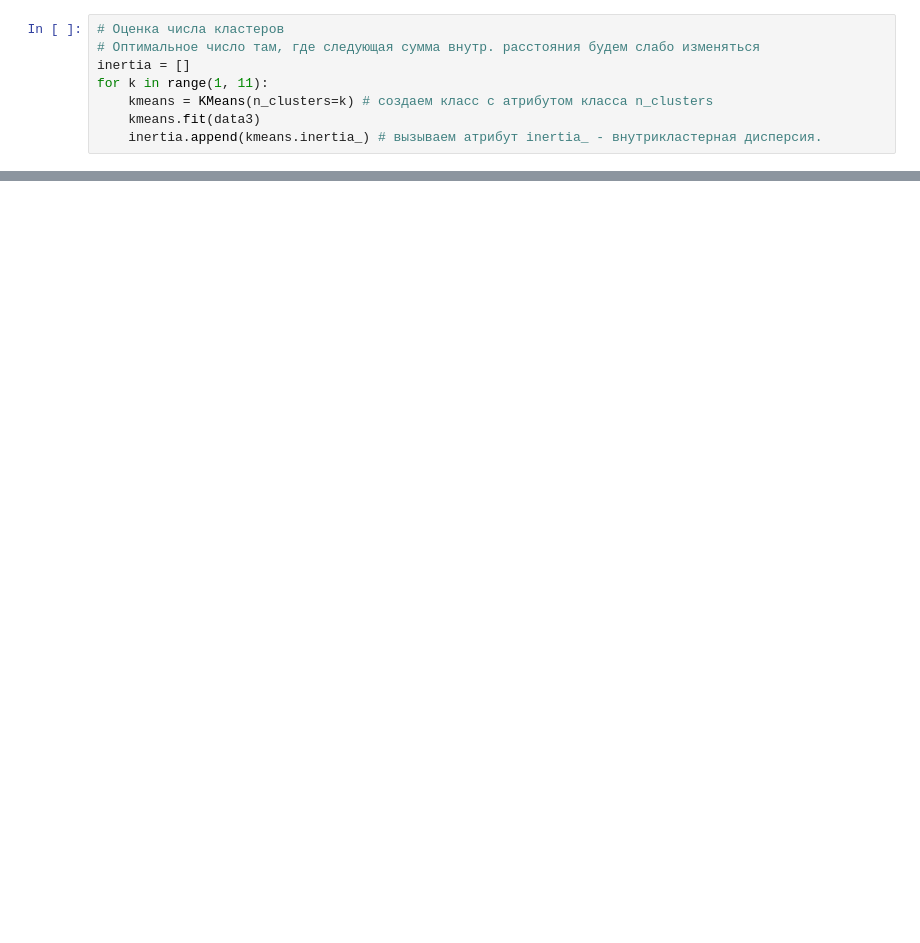
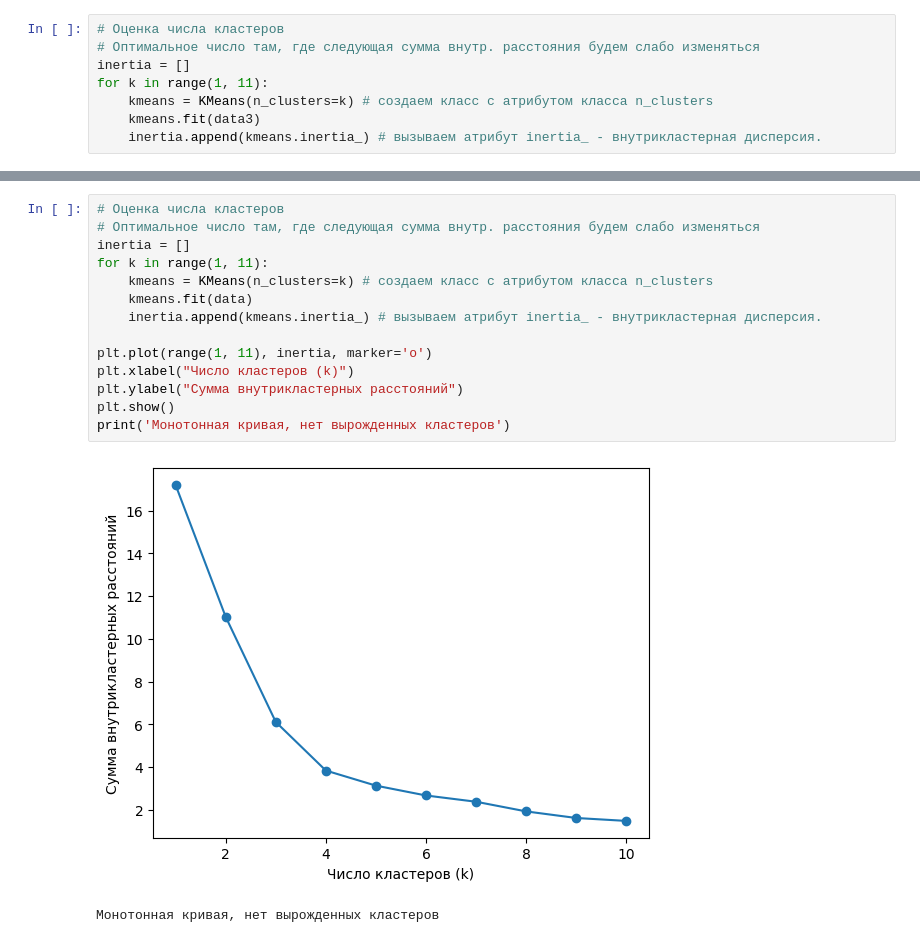
Before and after one commit to AlexTmbMifi/ML-Projects.-Statistics, a Jupyter notebook: ClustersAnalysis.ipynb, the cells around one changed output, grey strips where cells are left out. Saved outputs shown, nothing was run; the diff lists cells and outputs as text; blank space fills up the shorter version.

```diff
--- a/ClustersAnalysis.ipynb
+++ b/ClustersAnalysis.ipynb
@@ -71,0 +83,17 @@ print('3 кластера является оптимальным числом
+# %%
+# Оценка числа кластеров
+# Оптимальное число там, где следующая сумма внутр. расстояния будем слабо изменяться
+inertia = []
+for k in range(1, 11):
+    kmeans = KMeans(n_clusters=k) # создаем класс с атрибутом класса n_clusters
+    kmeans.fit(data)
+    inertia.append(kmeans.inertia_) # вызываем атрибут inertia_ - внутрикластерная дисперсия.
+
+plt.plot(range(1, 11), inertia, marker='o')
+plt.xlabel("Число кластеров (k)")
+plt.ylabel("Сумма внутрикластерных расстояний")
+plt.show()
+print('Монотонная кривая, нет вырожденных кластеров')
+# %% [output]
+[figure, added]
+Монотонная кривая, нет вырожденных кластеров
```
Also changed, not shown: parts of 4 cells of this notebook.
